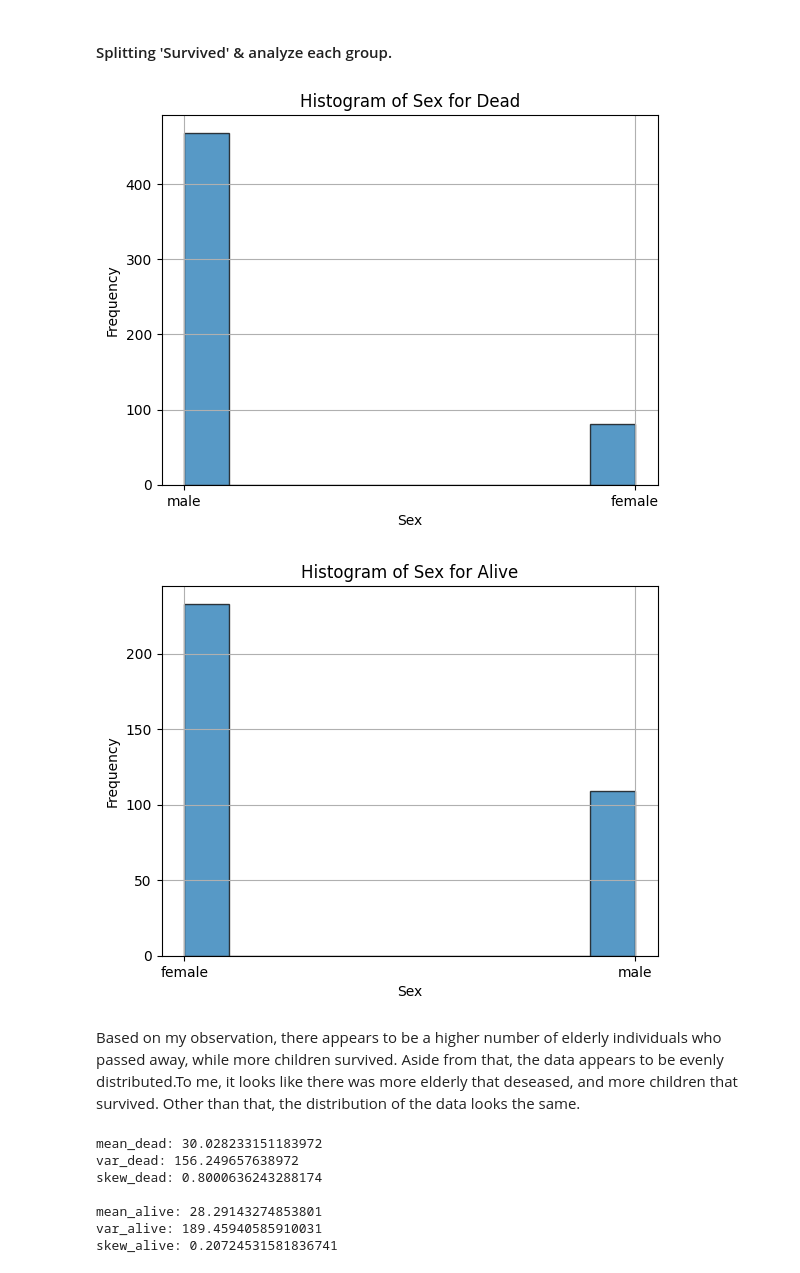
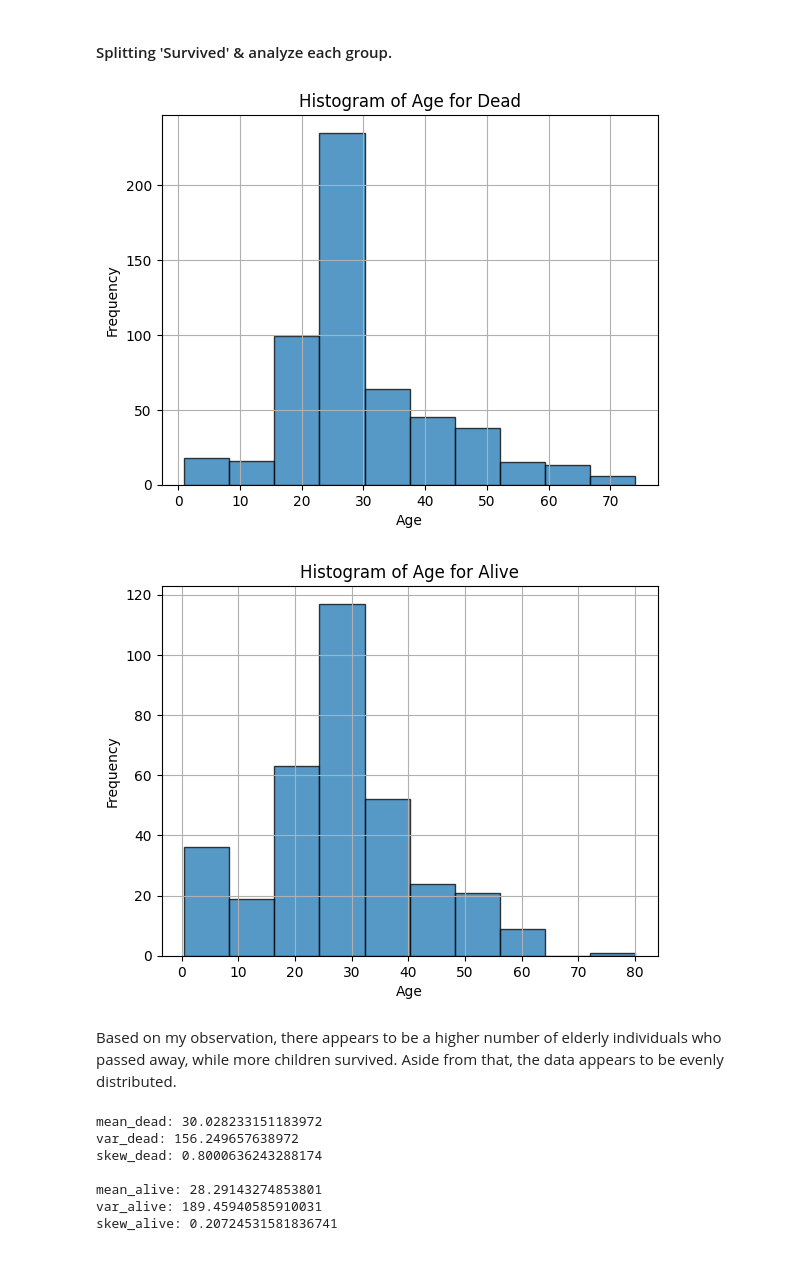
Before and after one commit to SeanMarcusJensen/Exam_DataScience, a Jupyter notebook: Notebook.ipynb, the cells around one changed output. Drawn from its saved outputs; the diff is of its cells as text; code cells hidden in the pictures.

```diff
--- a/Notebook.ipynb
+++ b/Notebook.ipynb
@@ -166,13 +166,13 @@ def create_hist(dataset, label, group_name):
     plt.ylabel('Frequency')
     plt.show()
 # %%
-create_hist(dead, 'Sex', 'Dead')
-create_hist(alive, 'Sex', 'Alive')
+create_hist(dead, 'Age', 'Dead')
+create_hist(alive, 'Age', 'Alive')
 # %% [output]
-[figure, old version]
+[figure, new version]
-[figure, old version]
+[figure, new version]
 # %% [markdown]
-Based on my observation, there appears to be a higher number of elderly individuals who passed away, while more children survived. Aside from that, the data appears to be evenly distributed.To me, it looks like there was more elderly that deseased, and more children that survived. Other than that, the distribution of the data looks the same.
+Based on my observation, there appears to be a higher number of elderly individuals who passed away, while more children survived. Aside from that, the data appears to be evenly distributed.
 # %%
 print('mean_dead:', dead['Age'].mean())
 print('var_dead:', dead['Age'].var())
```
Also changed, not shown: parts of 1 cell of this notebook, 1 other file.
